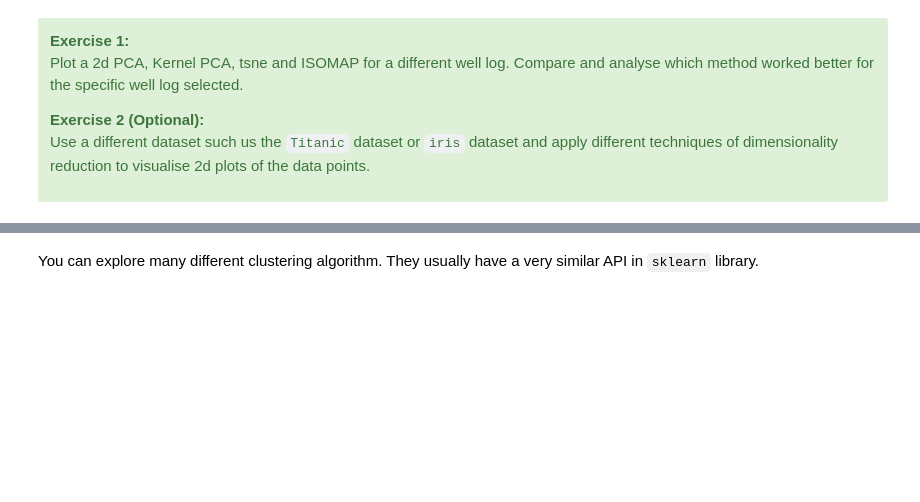
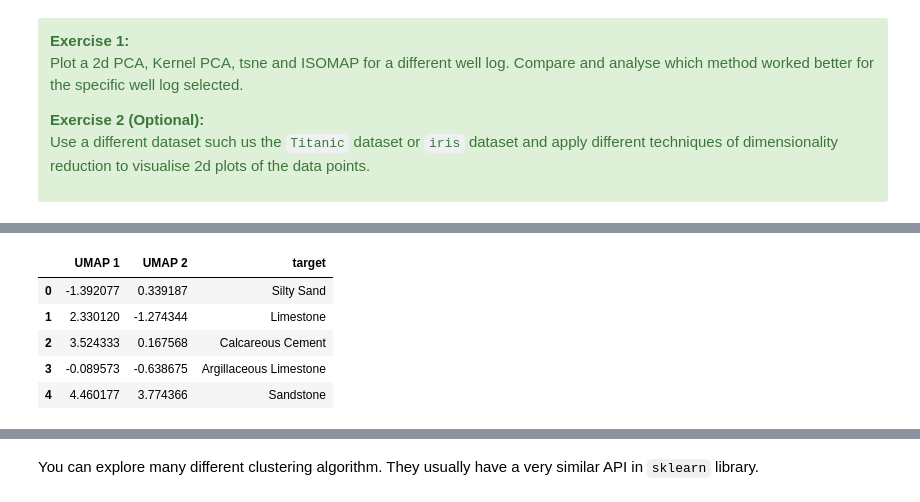
Before and after one commit to 3springs/deep_ml_curriculum, a Jupyter notebook: notebooks/11 Unsupervised/Unsupervised.ipynb, the cells around one changed output, grey strips where cells are left out. Drawn from its saved outputs; the diff is of its cells as text; code cells hidden in the pictures; blank space fills up the shorter version.

```diff
--- a/notebooks/11 Unsupervised/Unsupervised.ipynb
+++ b/notebooks/11 Unsupervised/Unsupervised.ipynb
@@ -587,0 +599,20 @@ Use a different dataset such us the `Titanic` dataset or `iris` dataset and appl
+# %%
+# Import umap
+import umap
+reducer = umap.UMAP(n_components=2, random_state=2020)
+umap_X= isomap.fit_transform(X)
+
+# Isomap Dataframe
+umap_df = pd.DataFrame(data=umap_X, columns = ['UMAP 1', 'UMAP 2'])
+# Concat two columns
+final_df = pd.concat([umap_df, y.reset_index()['LITHOLOGY_GEOLINK']], axis=1)
+# Rename column target
+final_df = final_df.rename(columns={'LITHOLOGY_GEOLINK': 'target'})
+final_df.head()
+# %% [output]
+|  | UMAP 1 | UMAP 2 | target |
+| 0 | -1.392077 | 0.339187 | Silty Sand |
+| 1 | 2.330120 | -1.274344 | Limestone |
+| 2 | 3.524333 | 0.167568 | Calcareous Cement |
+| 3 | -0.089573 | -0.638675 | Argillaceous Limestone |
+| 4 | 4.460177 | 3.774366 | Sandstone |
```
Also changed, not shown: parts of 11 cells of this notebook.
